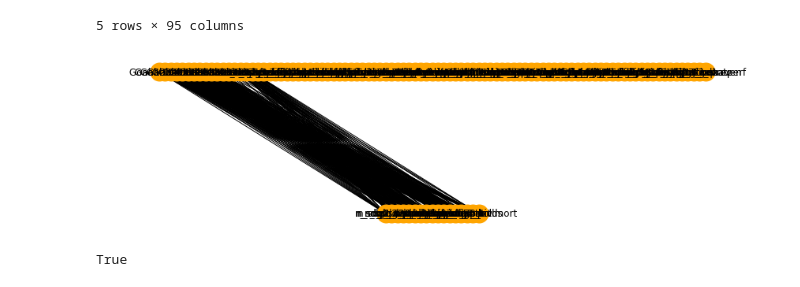
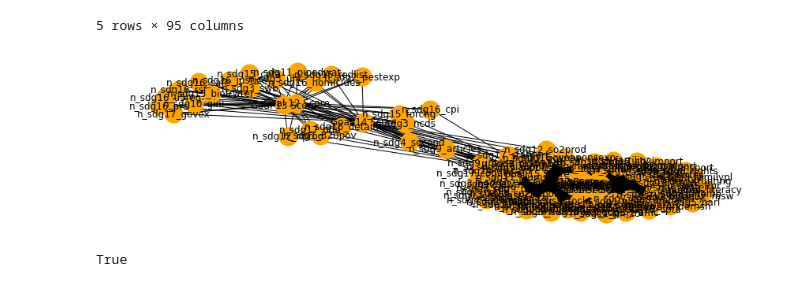
Before and after one commit to ericssimpson/sustainable-development-modeling, a Jupyter notebook: sdg_analysis.ipynb, the cells around one changed output. Drawn from its saved outputs; the diff is of its cells as text; code cells hidden in the pictures.

```diff
--- a/sdg_analysis.ipynb
+++ b/sdg_analysis.ipynb
@@ -106,39 +106,39 @@ A = sp.sparse.csr_matrix(sdg_bipart_pearson.values>0)
 n, m = A.shape
 
 sdg_names = list(sdg_bipart_pearson.index)
-graph_sdg_b.add_nodes_from(range(n), bipartite=0)
+graph_sdg_b.add_nodes_from(sdg_names, bipartite=0)
 for i in range(n):
     sdg_b_labels[i] = sdg_names[i]
 
 sdg_sub_names = list(sdg_bipart_pearson.columns)
-graph_sdg_b.add_nodes_from(range(n, n+m), bipartite=1)
+graph_sdg_b.add_nodes_from(sdg_sub_names, bipartite=1)
 for i in range(n, n+m):
     sdg_b_labels[i] = sdg_sub_names[i - len(range(n, n+m))]
 
-triples = ((u, n + v, d) for (u, v, d) in _generate_weighted_edges(A))
+triples = ((sdg_b_labels[u], sdg_b_labels[n + v], d) for (u, v, d) in _generate_weighted_edges(A))
 graph_sdg_b.add_weighted_edges_from(triples)
 
 colors = nx.bipartite.color(graph_sdg_b)
 for node in colors:
     if colors[node] == 0:
         colors[node] == 'orange'
     else:
         colors[node] == 'blue'
 colors = list(colors.values())
 
 '''
 #pos = nx.bipartite_layout(graph_sdg_b)
 pos = {}
 pos.update((i, (i - m/2, 1)) for i in range(m))
 pos.update((i, (i - m - n/2, 0)) for i in range(m, m + n))
 '''
 #nx.write_gml(graph_sdg_b, 'sdg_and_sub_bipartite.gml')
 
 fig, ax = plt.subplots()
 fig.set_size_inches(15, 4)
-nx.draw(graph_sdg_b, labels=sdg_b_labels, with_labels=True, node_color='orange', node_size=400, edge_color='black', linewidths=4, font_size=12, pos=pos)
+nx.draw(graph_sdg_b, with_labels=True, node_color='orange', node_size=400, edge_color='black', linewidths=4, font_size=12)
 # %% [output]
-[figure, old version]
+[figure, new version]
 # %%
 B = nx.Graph()
 # Add nodes with the node attribute "bipartite"
```
Also changed, not shown: 1 other file.
